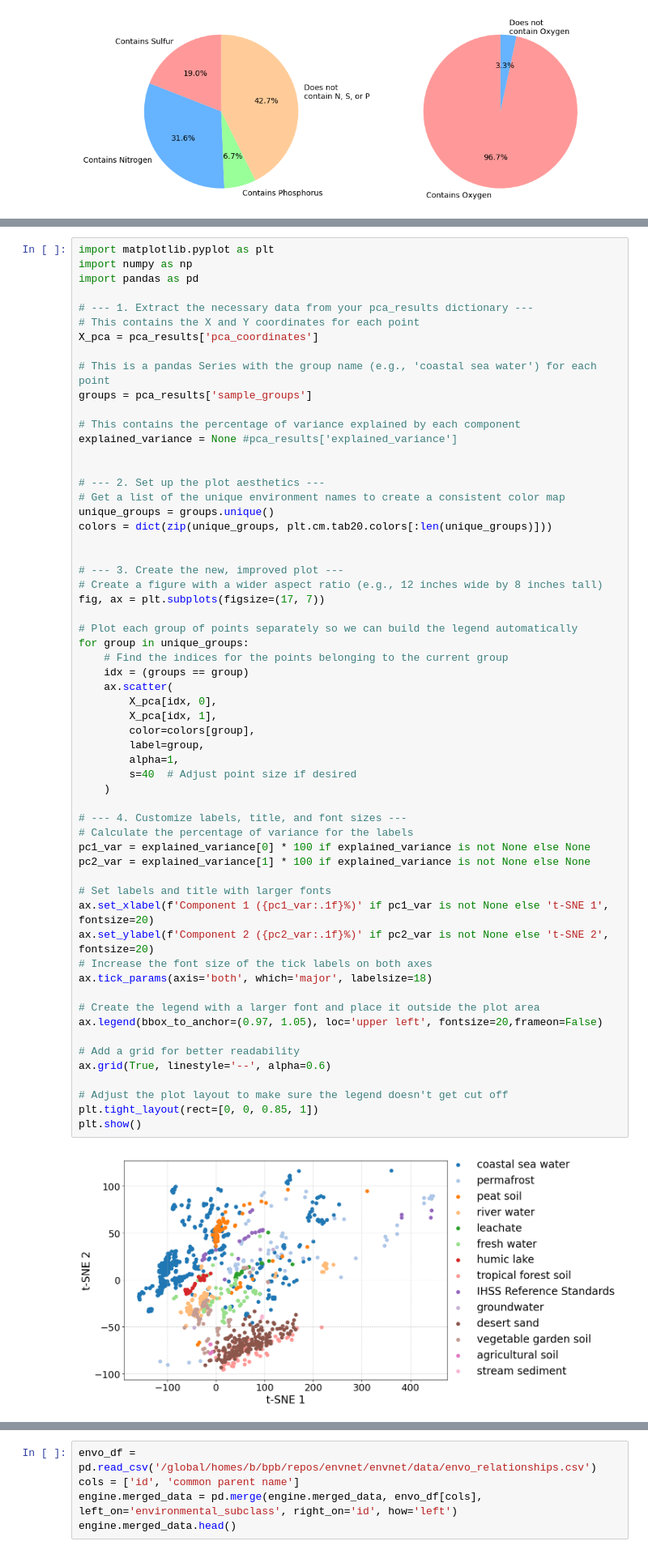
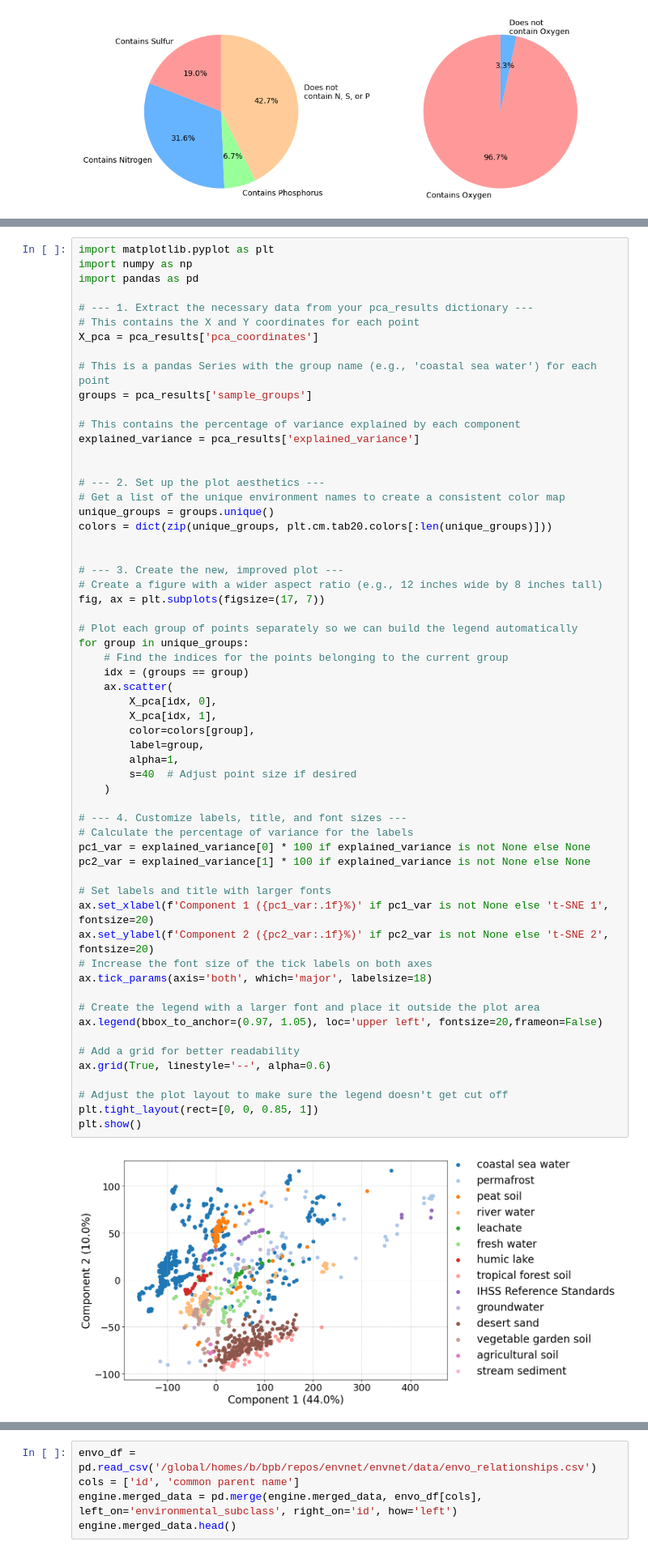
Before and after one commit to biorack/envnet, a Jupyter notebook: notebooks/make_components_of_figure1.ipynb, the cells around one changed output, grey strips where cells are left out. Shown: that part at 81% size. Drawn from its saved outputs; the diff is of its cells as text.

```diff
--- a/notebooks/make_components_of_figure1.ipynb
+++ b/notebooks/make_components_of_figure1.ipynb
@@ -280,7 +384,7 @@ X_pca = pca_results['pca_coordinates']
 groups = pca_results['sample_groups']
 
 # This contains the percentage of variance explained by each component
-explained_variance = None #pca_results['explained_variance']
+explained_variance = pca_results['explained_variance']
 
 
 # --- 2. Set up the plot aesthetics ---
@@ -300,31 +404,31 @@ for group in unique_groups:
     ax.scatter(
         X_pca[idx, 0],
         X_pca[idx, 1],
         color=colors[group],
         label=group,
         alpha=1,
         s=40  # Adjust point size if desired
     )
 
 # --- 4. Customize labels, title, and font sizes ---
 # Calculate the percentage of variance for the labels
 pc1_var = explained_variance[0] * 100 if explained_variance is not None else None
 pc2_var = explained_variance[1] * 100 if explained_variance is not None else None
 
 # Set labels and title with larger fonts
 ax.set_xlabel(f'Component 1 ({pc1_var:.1f}%)' if pc1_var is not None else 't-SNE 1', fontsize=20)
 ax.set_ylabel(f'Component 2 ({pc2_var:.1f}%)' if pc2_var is not None else 't-SNE 2', fontsize=20)
 # Increase the font size of the tick labels on both axes
 ax.tick_params(axis='both', which='major', labelsize=18)
 
 # Create the legend with a larger font and place it outside the plot area
 ax.legend(bbox_to_anchor=(0.97, 1.05), loc='upper left', fontsize=20,frameon=False)
 
 # Add a grid for better readability
 ax.grid(True, linestyle='--', alpha=0.6)
 
 # Adjust the plot layout to make sure the legend doesn't get cut off
 plt.tight_layout(rect=[0, 0, 0.85, 1])
 plt.show()
 # %% [output]
-[figure, old version]
+[figure, new version]
```
Also changed, not shown: parts of 20 cells of this notebook, 5 other files.
